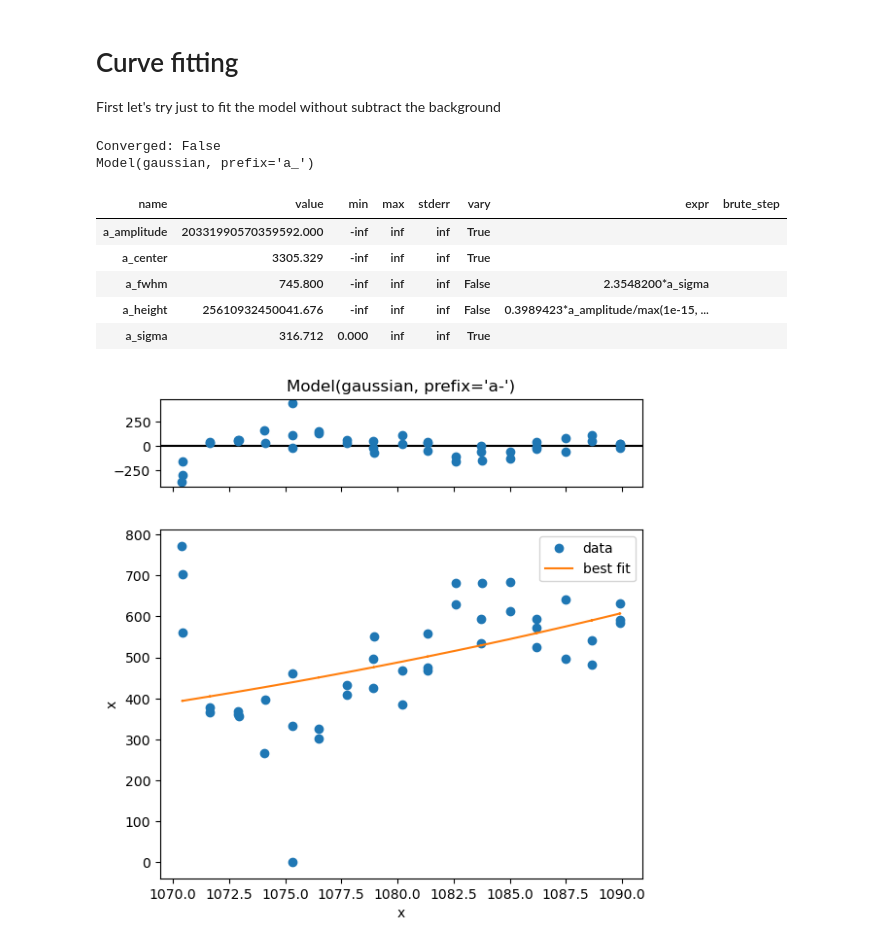
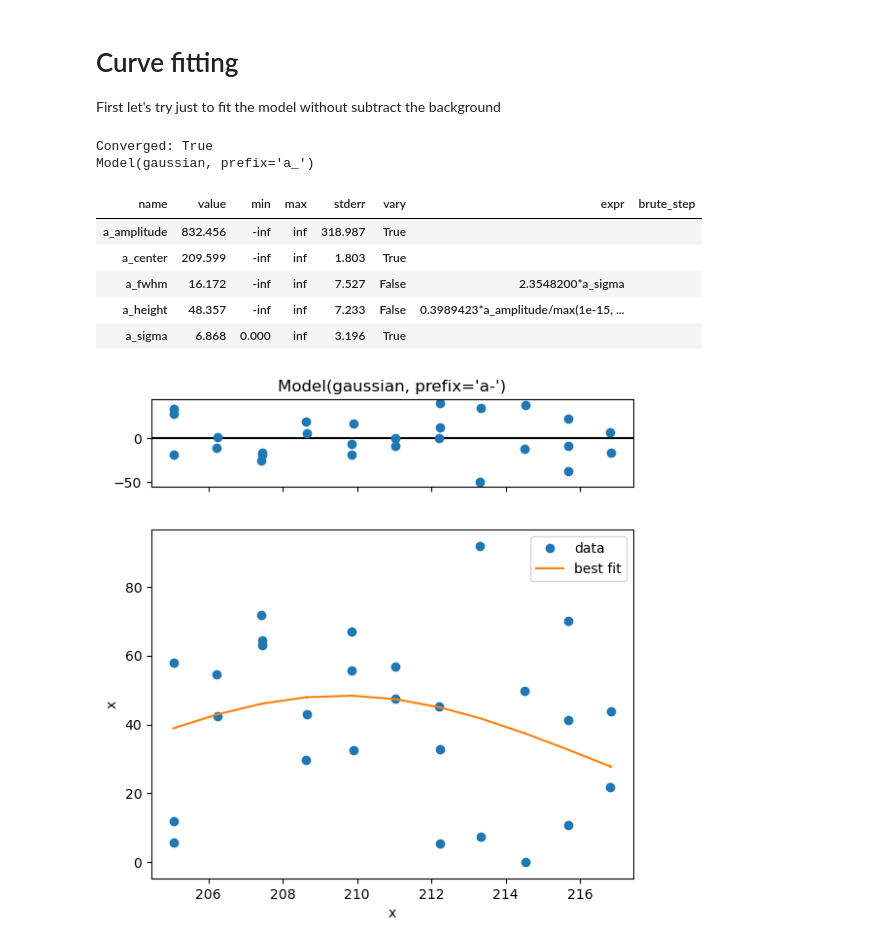
Before and after one commit to Nereumobu/advanced_lab_master, a Jupyter notebook: Ma_4/work_arpes_Coin_Al_50V.ipynb, the cells around one changed output. Saved outputs shown, nothing was run; the diff lists cells and outputs as text; code cells hidden in the pictures.

```diff
--- a/Ma_4/work_arpes_Coin_Al_50V.ipynb
+++ b/Ma_4/work_arpes_Coin_Al_50V.ipynb
@@ -200,35 +211,35 @@ First let's try just to fit the model without subtract the background
 # %%
 from arpes.fits.fit_models import GaussianModel, AffineBackgroundModel, LorentzianModel, VoigtModel
 from arpes.analysis.shirley import remove_shirley_background, calculate_shirley_background_full_range
 from arpes.fits.utilities import result_to_hints
 #test_curve = data.spectrum.where(ws2_mask & ~wide_peak_mask).mean(["x", "y"]).sel(eV=slice(-36, -31))
 
 # Selection
-selection = df['BindingEnergy'].between(1070, 1090, inclusive=False).to_numpy()
+selection = df['BindingEnergy'].between(205, 218, inclusive=False).to_numpy()
 
 test_curve = data.sel(eV=selection)
 test_curve = test_curve - calculate_shirley_background_full_range(test_curve, max_iters=100)
 
 test_model =  GaussianModel(prefix="a_") #+ GaussianModel(prefix="b_")
 
 result = test_model.guess_fit(
     test_curve - test_curve.min(),
     # params={
     #     "a_center": {"value": 653, "max":655, "min":651 },
     #     "a_amplitude": {"min": 0},
     #     "b_center": {"value": 683, "max":687, "min":680},
     #     "b_amplitude": {"min": 0},
     # }
 )
 result.plot()
 result
 # %% [output]
-Converged: False
+Converged: True
 Model(gaussian, prefix='a_')
 | name | value | min | max | stderr | vary | expr | brute_step |
-| a_amplitude | 20331990570359592.000 | -inf | inf | inf | True |  |  |
-| a_center | 3305.329 | -inf | inf | inf | True |  |  |
-| a_fwhm | 745.800 | -inf | inf | inf | False | 2.3548200*a_sigma |  |
-| a_height | 25610932450041.676 | -inf | inf | inf | False | 0.3989423*a_amplitude/max(1e-15, ... |  |
-| a_sigma | 316.712 | 0.000 | inf | inf | True |  |  |
+| a_amplitude | 832.456 | -inf | inf | 318.987 | True |  |  |
+| a_center | 209.599 | -inf | inf | 1.803 | True |  |  |
+| a_fwhm | 16.172 | -inf | inf | 7.527 | False | 2.3548200*a_sigma |  |
+| a_height | 48.357 | -inf | inf | 7.233 | False | 0.3989423*a_amplitude/max(1e-15, ... |  |
+| a_sigma | 6.868 | 0.000 | inf | 3.196 | True |  |  |
-[figure, old version]
+[figure, new version]
```
Also changed, not shown: parts of 2 cells of this notebook, 5 other files.
